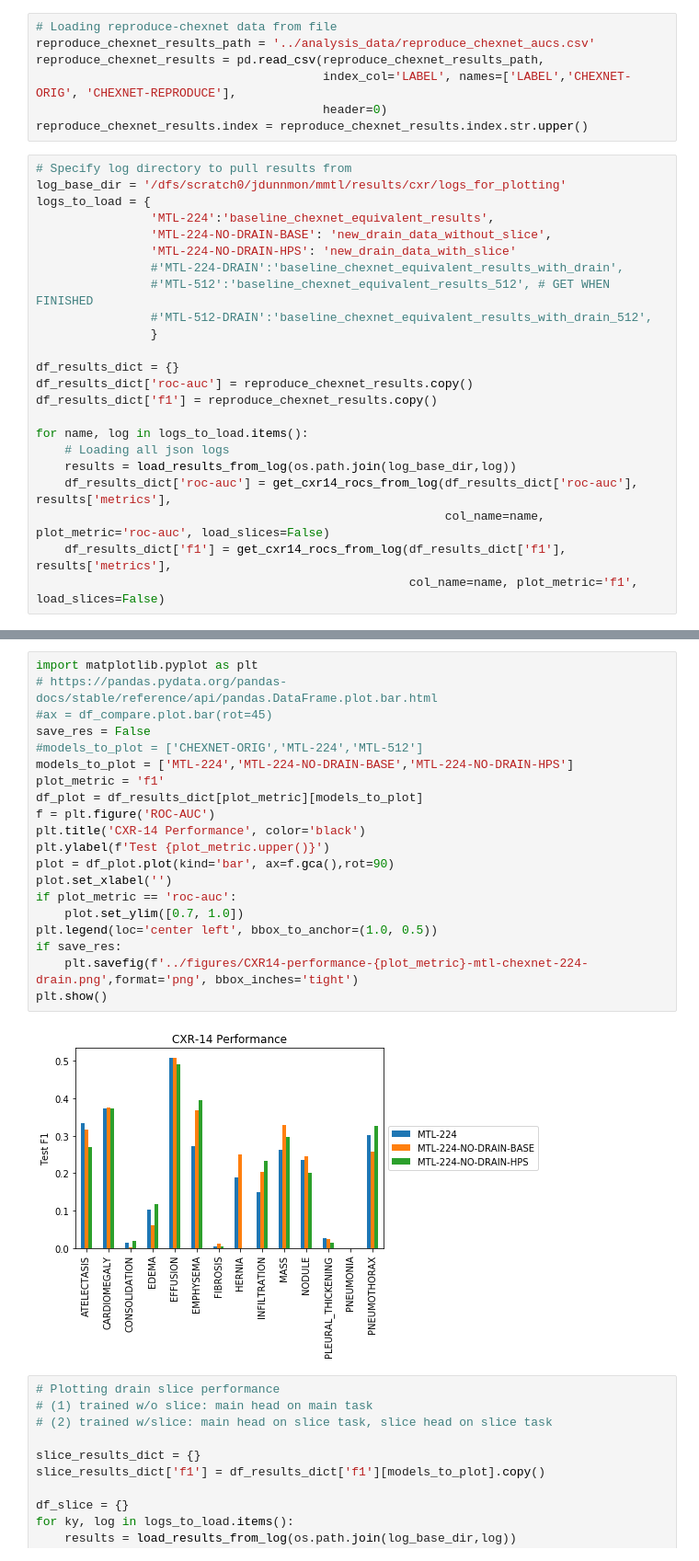
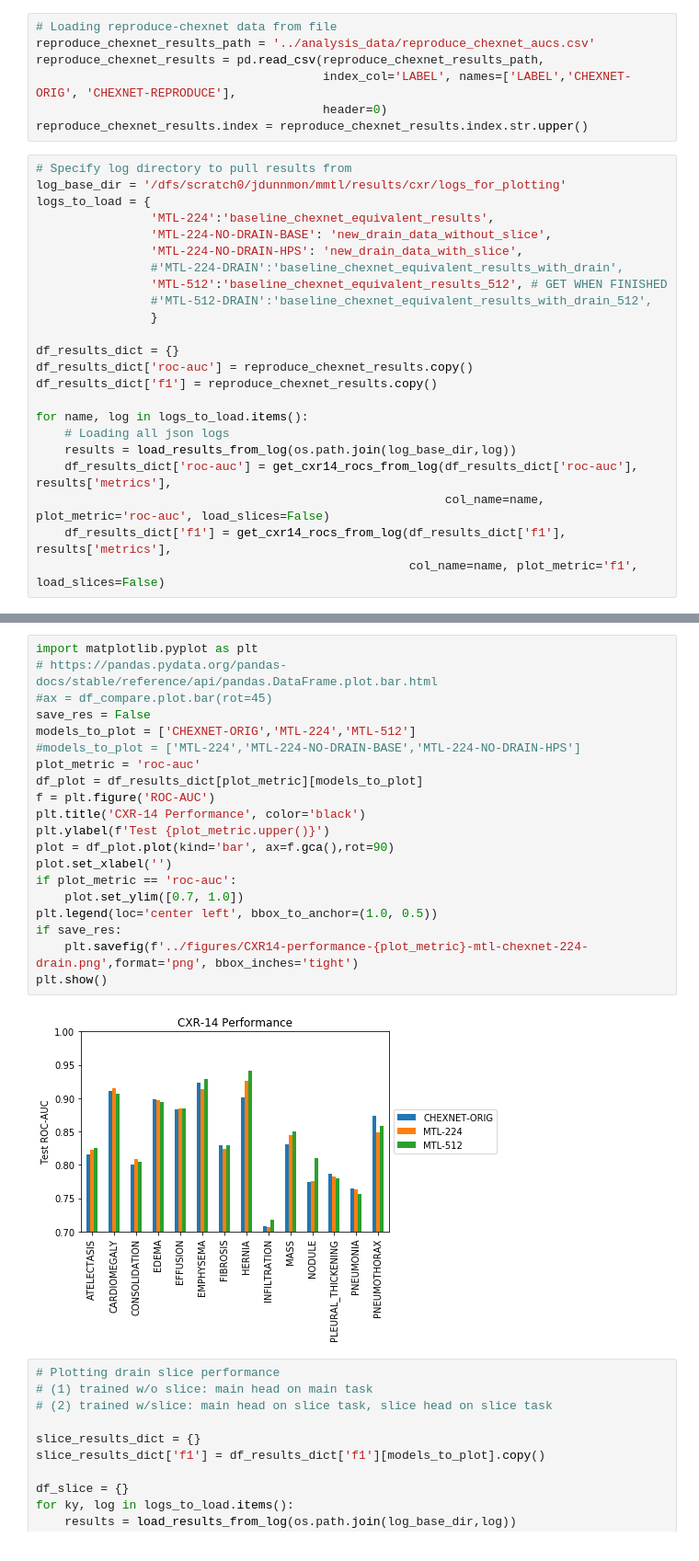
Before and after one commit to tsy935/metal, a Jupyter notebook: metal/mmtl/cxr/analysis/notebooks/compare_to_chexnet.ipynb, the cells around one changed output, grey strips where cells are left out. Shown at 92% size. Saved outputs shown, nothing was run; the diff lists cells and outputs as text.

```diff
--- a/metal/mmtl/cxr/analysis/notebooks/compare_to_chexnet.ipynb
+++ b/metal/mmtl/cxr/analysis/notebooks/compare_to_chexnet.ipynb
@@ -17,9 +17,9 @@ log_base_dir = '/dfs/scratch0/jdunnmon/mmtl/results/cxr/logs_for_plotting'
 logs_to_load = {
                 'MTL-224':'baseline_chexnet_equivalent_results',
                 'MTL-224-NO-DRAIN-BASE': 'new_drain_data_without_slice',
-                'MTL-224-NO-DRAIN-HPS': 'new_drain_data_with_slice'
+                'MTL-224-NO-DRAIN-HPS': 'new_drain_data_with_slice',
                 #'MTL-224-DRAIN':'baseline_chexnet_equivalent_results_with_drain',
-                #'MTL-512':'baseline_chexnet_equivalent_results_512', # GET WHEN FINISHED
+                'MTL-512':'baseline_chexnet_equivalent_results_512', # GET WHEN FINISHED
                 #'MTL-512-DRAIN':'baseline_chexnet_equivalent_results_with_drain_512',
                 }
 
@@ -56,25 +56,25 @@ df_results_dict['f1'].round(3)
 # %%
 import matplotlib.pyplot as plt
 # https://pandas.pydata.org/pandas-docs/stable/reference/api/pandas.DataFrame.plot.bar.html
 #ax = df_compare.plot.bar(rot=45)
 save_res = False
-#models_to_plot = ['CHEXNET-ORIG','MTL-224','MTL-512']
-models_to_plot = ['MTL-224','MTL-224-NO-DRAIN-BASE','MTL-224-NO-DRAIN-HPS']
-plot_metric = 'f1'
+models_to_plot = ['CHEXNET-ORIG','MTL-224','MTL-512']
+#models_to_plot = ['MTL-224','MTL-224-NO-DRAIN-BASE','MTL-224-NO-DRAIN-HPS']
+plot_metric = 'roc-auc'
 df_plot = df_results_dict[plot_metric][models_to_plot]
 f = plt.figure('ROC-AUC')
 plt.title('CXR-14 Performance', color='black')
 plt.ylabel(f'Test {plot_metric.upper()}')
 plot = df_plot.plot(kind='bar', ax=f.gca(),rot=90)
 plot.set_xlabel('')
 if plot_metric == 'roc-auc':
     plot.set_ylim([0.7, 1.0])
 plt.legend(loc='center left', bbox_to_anchor=(1.0, 0.5))
 if save_res:
     plt.savefig(f'../figures/CXR14-performance-{plot_metric}-mtl-chexnet-224-drain.png',format='png', bbox_inches='tight')
 plt.show()
 # %% [output]
-[figure, old version]
+[figure, new version]
 # %%
 # Plotting drain slice performance
 # (1) trained w/o slice: main head on main task
```
Also changed, not shown: parts of 1 cell of this notebook, 1 other file.
